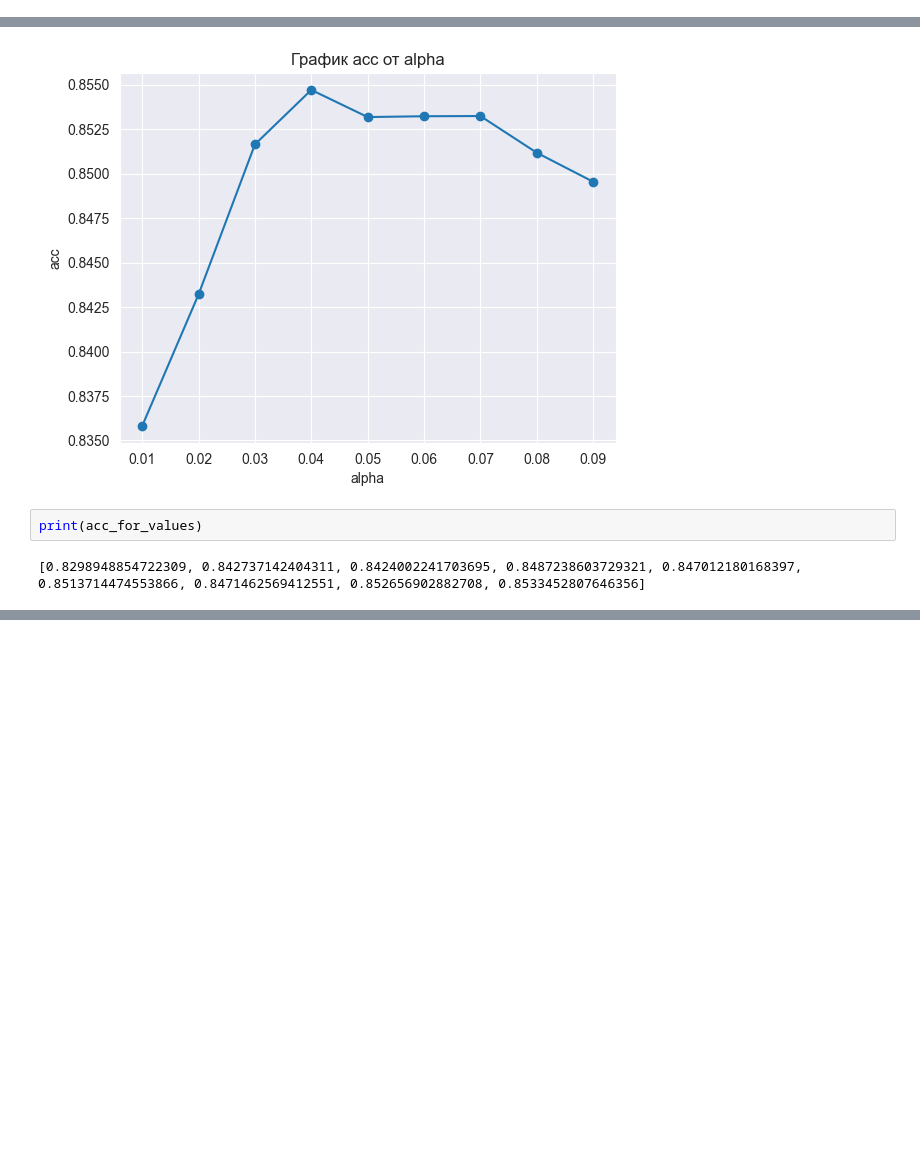
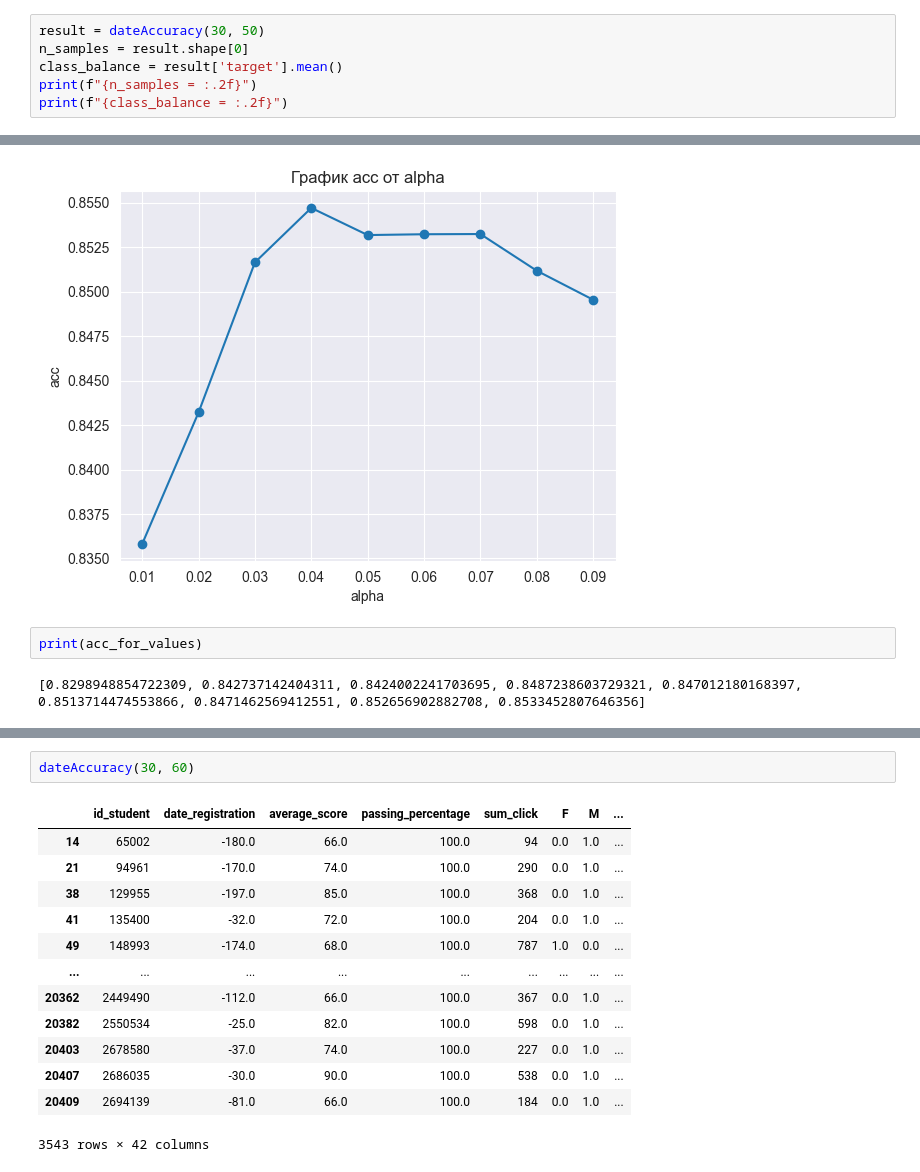
Before and after one commit to posledniypoet/thesis_1, a Jupyter notebook: process_data.ipynb, the cells around one changed output, grey strips where cells are left out. Drawn from its saved outputs; the diff is of its cells as text; blank space fills up the shorter version.

Commit message:
Added roc-auc, date, all

```diff
--- a/process_data.ipynb
+++ b/process_data.ipynb
@@ -422,0 +442,6 @@ print(accuracy(result, RandomForestClassifier(), ['id_student'], 0.8), "RandomFo
+# %%
+result = dateAccuracy(30, 50)
+n_samples = result.shape[0]
+class_balance = result['target'].mean()
+print(f"{n_samples = :.2f}")
+print(f"{class_balance = :.2f}")
@@ -507,0 +632,16 @@ print(acc_for_values)
+# %%
+dateAccuracy(30, 60)
+# %% [output]
+|  | id_student | date_registration | average_score | passing_percentage | sum_click | F | M | ... |
+| 14 | 65002 | -180.0 | 66.0 | 100.0 | 94 | 0.0 | 1.0 | ... |
+| 21 | 94961 | -170.0 | 74.0 | 100.0 | 290 | 0.0 | 1.0 | ... |
+| 38 | 129955 | -197.0 | 85.0 | 100.0 | 368 | 0.0 | 1.0 | ... |
+| 41 | 135400 | -32.0 | 72.0 | 100.0 | 204 | 0.0 | 1.0 | ... |
+| 49 | 148993 | -174.0 | 68.0 | 100.0 | 787 | 1.0 | 0.0 | ... |
+| ... | ... | ... | ... | ... | ... | ... | ... | ... |
+| 20362 | 2449490 | -112.0 | 66.0 | 100.0 | 367 | 0.0 | 1.0 | ... |
+| 20382 | 2550534 | -25.0 | 82.0 | 100.0 | 598 | 0.0 | 1.0 | ... |
+| 20403 | 2678580 | -37.0 | 74.0 | 100.0 | 227 | 0.0 | 1.0 | ... |
+| 20407 | 2686035 | -30.0 | 90.0 | 100.0 | 538 | 0.0 | 1.0 | ... |
+| 20409 | 2694139 | -81.0 | 66.0 | 100.0 | 184 | 0.0 | 1.0 | ... |
+3543 rows × 42 columns
```
Also changed, not shown: parts of 13 cells of this notebook, 1 other file.
